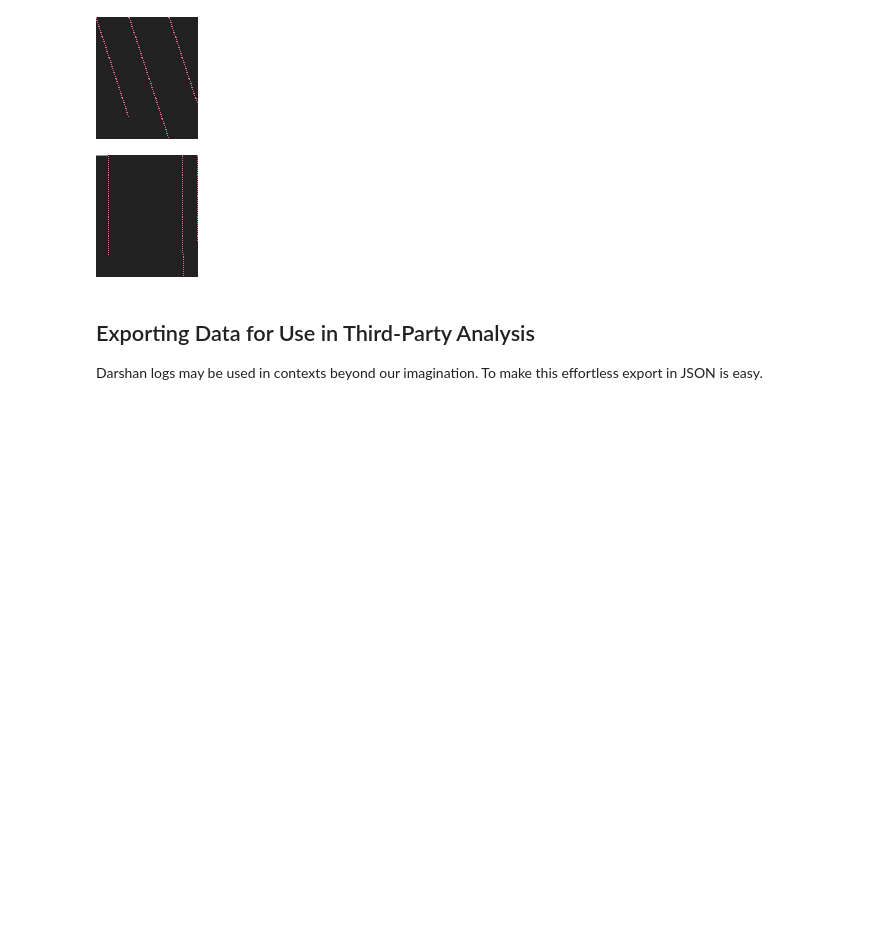
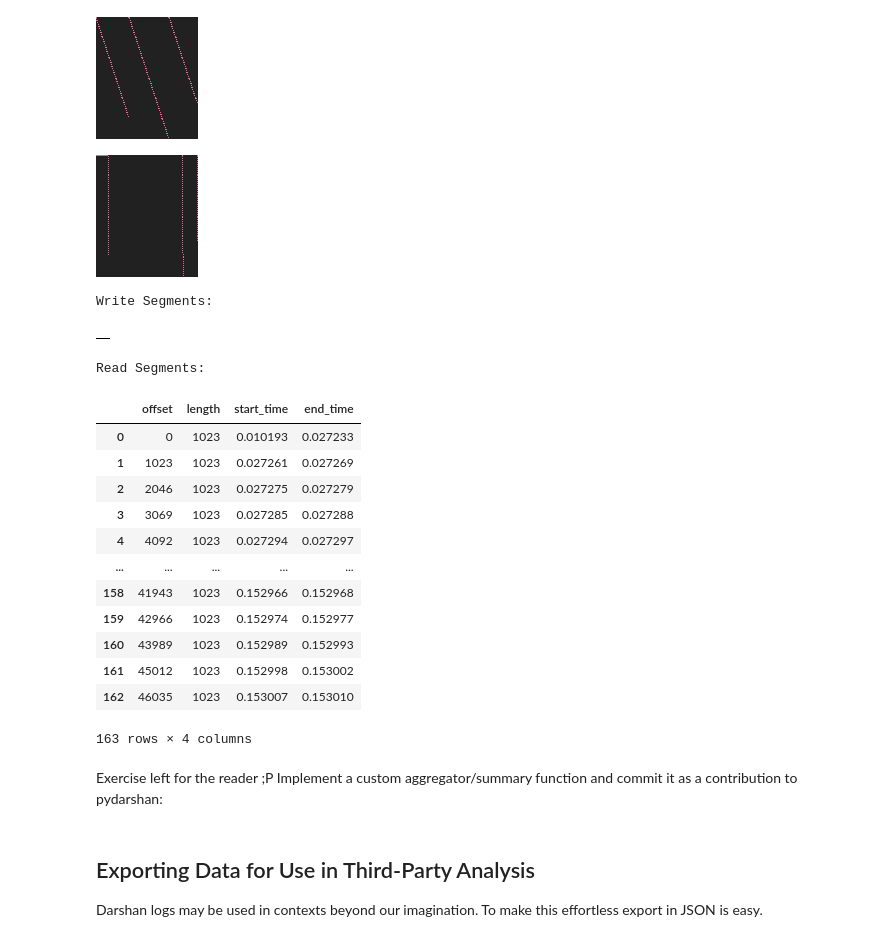
Before and after one commit to darshan-hpc/darshan, a Jupyter notebook: darshan-util/pydarshan/examples/01_darshan-introduction.ipynb, the cells around one changed output. Drawn from its saved outputs; the diff is of its cells as text; code cells hidden in the pictures; blank space fills up the shorter version.

```diff
--- a/darshan-util/pydarshan/examples/01_darshan-introduction.ipynb
+++ b/darshan-util/pydarshan/examples/01_darshan-introduction.ipynb
@@ -486,3 +492,32 @@ len(trace): 163 minsize: 65472 duration: 0.14281702041625977
 wallclock(rec)
 # %% [output]
 [figure]
+# %%
+from IPython.display import display, HTML
+
+report2.mod_read_all_dxt_records("DXT_POSIX", dtype="pandas")
+
+print("Write Segments:")
+display(report2.records['DXT_POSIX'][2]['write_segments'])
+print("Read Segments:")
+display(report2.records['DXT_POSIX'][2]['read_segments'])
+# %% [output]
+Write Segments:
+|  |
+Read Segments:
+|  | offset | length | start_time | end_time |
+| 0 | 0 | 1023 | 0.010193 | 0.027233 |
+| 1 | 1023 | 1023 | 0.027261 | 0.027269 |
+| 2 | 2046 | 1023 | 0.027275 | 0.027279 |
+| 3 | 3069 | 1023 | 0.027285 | 0.027288 |
+| 4 | 4092 | 1023 | 0.027294 | 0.027297 |
+| ... | ... | ... | ... | ... |
+| 158 | 41943 | 1023 | 0.152966 | 0.152968 |
+| 159 | 42966 | 1023 | 0.152974 | 0.152977 |
+| 160 | 43989 | 1023 | 0.152989 | 0.152993 |
+| 161 | 45012 | 1023 | 0.152998 | 0.153002 |
+| 162 | 46035 | 1023 | 0.153007 | 0.153010 |
+163 rows × 4 columns
+# %% [markdown]
+Exercise left for the reader ;P
+Implement a custom aggregator/summary function and commit it as a contribution to pydarshan:
```
Also changed, not shown: parts of 10 cells of this notebook.
